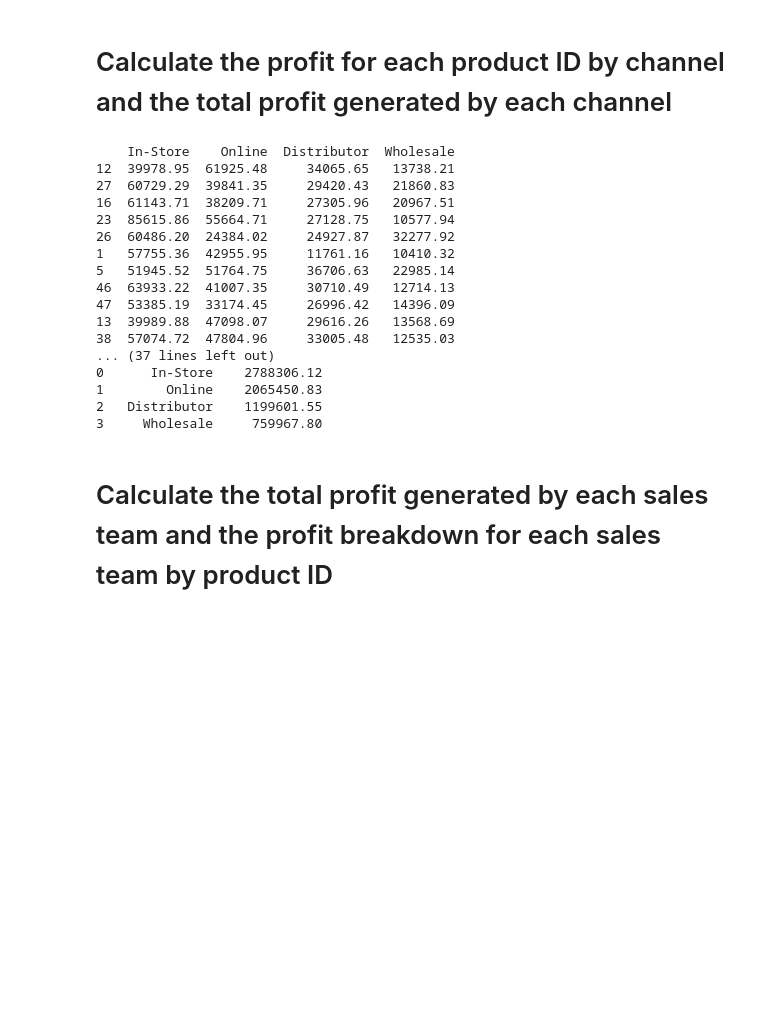
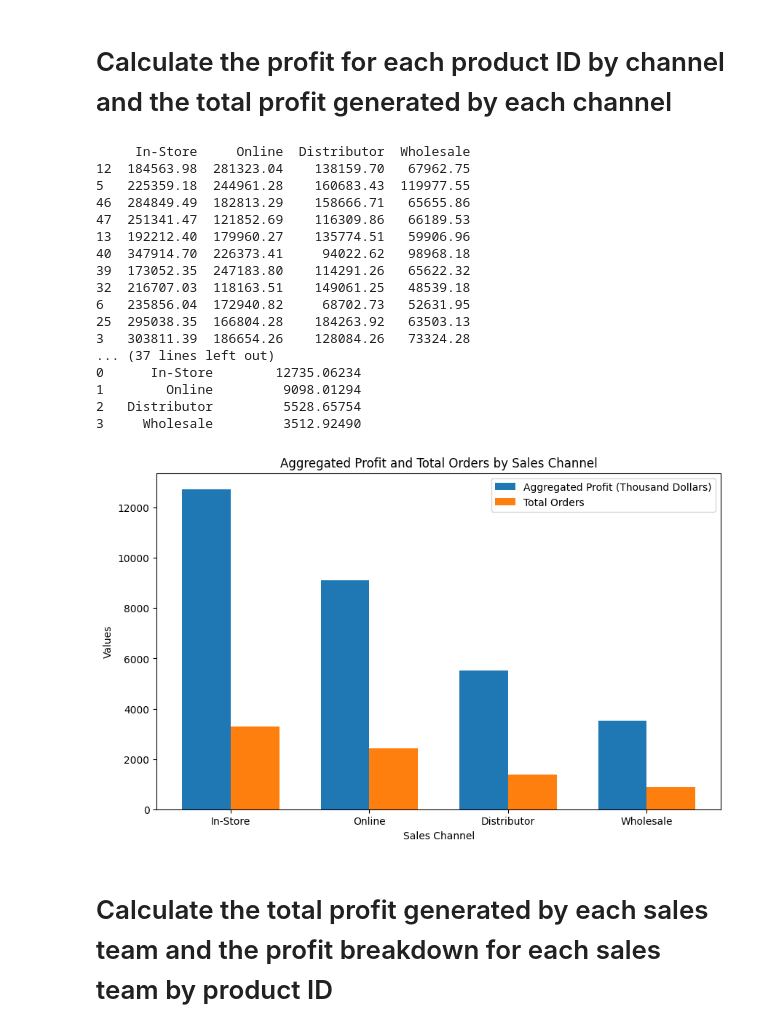
Before and after one commit to GladiceLee/US_Regional_Sales, a Jupyter notebook: US_Regional_Sales_Analysis.ipynb, the cells around one changed output. Saved outputs shown, nothing was run; the diff lists cells and outputs as text; code cells hidden in the pictures; blank space fills up the shorter version.

```diff
--- a/US_Regional_Sales_Analysis.ipynb
+++ b/US_Regional_Sales_Analysis.ipynb
@@ -235,7 +237,7 @@ DataFrame with Total Profit:
 # Calculate the profit for each product ID by channel and the total profit generated by each channel
 # %%
 sales_channel = pd.Series(df['Sales Channel'])
-unit_profit = pd.Series(df['Unit Profit'])
+total_profit = pd.Series(df['Total Profit'])
 
 my_dict_1 = {'In-Store': {}, 'Online': {}, 'Distributor': {}, 'Wholesale': {}}
 
@@ -243,49 +245,68 @@ my_dict_1 = {'In-Store': {}, 'Online': {}, 'Distributor': {}, 'Wholesale': {}}
 for i in range(len(sales_channel)):
     channel = sales_channel[i]
     pid = product_id[i]
-    unp = unit_profit[i]
+    ttp = total_profit[i]
 
     if pid in my_dict_1[channel]:
-        my_dict_1[channel][pid] += unp
+        my_dict_1[channel][pid] += ttp
     else:
-        my_dict_1['In-Store'][pid] = 0
-        my_dict_1['Online'][pid] = 0
-        my_dict_1['Distributor'][pid] = 0
-        my_dict_1['Wholesale'][pid] = 0
-        my_dict_1[channel][pid] += unp
+        my_dict_1[channel][pid] = 0
+        my_dict_1[channel][pid] += ttp
 
 df_2 = pd.DataFrame(my_dict_1)
 print(df_2)
 
-total_profit = {'In-Store': 0, 'Online': 0, 'Distributor': 0, 'Wholesale': 0}
+aggregated_profit = {'In-Store': 0, 'Online': 0, 'Distributor': 0, 'Wholesale': 0}
 
 # Populate the dictionary with total profits per channel
 for i in range(len(sales_channel)):
     channel = sales_channel[i]
-    unp = unit_profit[i]
-    total_profit[channel] += unp
+    ttp = total_profit[i]
+    aggregated_profit[channel] += ttp/1000 #Standardize aggregated profits
 
 # Convert the total profit dictionary to a DataFrame for easier display
-df_total_profit = pd.DataFrame(list(total_profit.items()), columns=['Sales Channel', 'Total Profit'])
-print(df_total_profit)
+df_aggregated_profit = pd.DataFrame(list(aggregated_profit.items()), columns=['Sales Channel', 'Aggregated Profit'])
+print(df_aggregated_profit)
 # %% [output]
-    In-Store    Online  Distributor  Wholesale
-12  39978.95  61925.48     34065.65   13738.21
-27  60729.29  39841.35     29420.43   21860.83
-16  61143.71  38209.71     27305.96   20967.51
-23  85615.86  55664.71     27128.75   10577.94
-26  60486.20  24384.02     24927.87   32277.92
-1   57755.36  42955.95     11761.16   10410.32
-5   51945.52  51764.75     36706.63   22985.14
-46  63933.22  41007.35     30710.49   12714.13
-47  53385.19  33174.45     26996.42   14396.09
-13  39989.88  47098.07     29616.26   13568.69
-38  57074.72  47804.96     33005.48   12535.03
+     In-Store     Online  Distributor  Wholesale
+12  184563.98  281323.04    138159.70   67962.75
+5   225359.18  244961.28    160683.43  119977.55
+46  284849.49  182813.29    158666.71   65655.86
+47  251341.47  121852.69    116309.86   66189.53
+13  192212.40  179960.27    135774.51   59906.96
+40  347914.70  226373.41     94022.62   98968.18
+39  173052.35  247183.80    114291.26   65622.32
+32  216707.03  118163.51    149061.25   48539.18
+6   235856.04  172940.82     68702.73   52631.95
+25  295038.35  166804.28    184263.92   63503.13
+3   303811.39  186654.26    128084.26   73324.28
 ... (37 lines left out)
-0      In-Store    2788306.12
-1        Online    2065450.83
-2   Distributor    1199601.55
-3     Wholesale     759967.80
+0      In-Store        12735.06234
+1        Online         9098.01294
+2   Distributor         5528.65754
+3     Wholesale         3512.92490
+# %%
+channels = df_aggregated_profit['Sales Channel']
+aggregated_profit = df_aggregated_profit['Aggregated Profit']
+total_orders = [my_dict_channel[channel] for channel in channels]
+
+index = list(range(len(channels)))
+fig, ax = plt.subplots(figsize=(10, 6))
+bar_width = 0.35
+
+bars_1 = ax.bar(index, aggregated_profit, bar_width, label='Aggregated Profit (Thousand Dollars)')
+bars_2 = ax.bar([i + bar_width for i in index], total_orders, bar_width, label='Total Orders')
+
+ax.set_xlabel('Sales Channel')
+ax.set_ylabel('Values')
+ax.set_title('Aggregated Profit and Total Orders by Sales Channel')
+ax.set_xticks([i + bar_width / 2 for i in index])
+ax.set_xticklabels(channels)
+ax.legend()
+
+plt.show()
+# %% [output]
+[figure, added]
 # %% [markdown]
 # Calculate the total profit generated by each sales team and the profit breakdown for each sales team by product ID
 # %%
```
Also changed, not shown: parts of 5 cells of this notebook.
